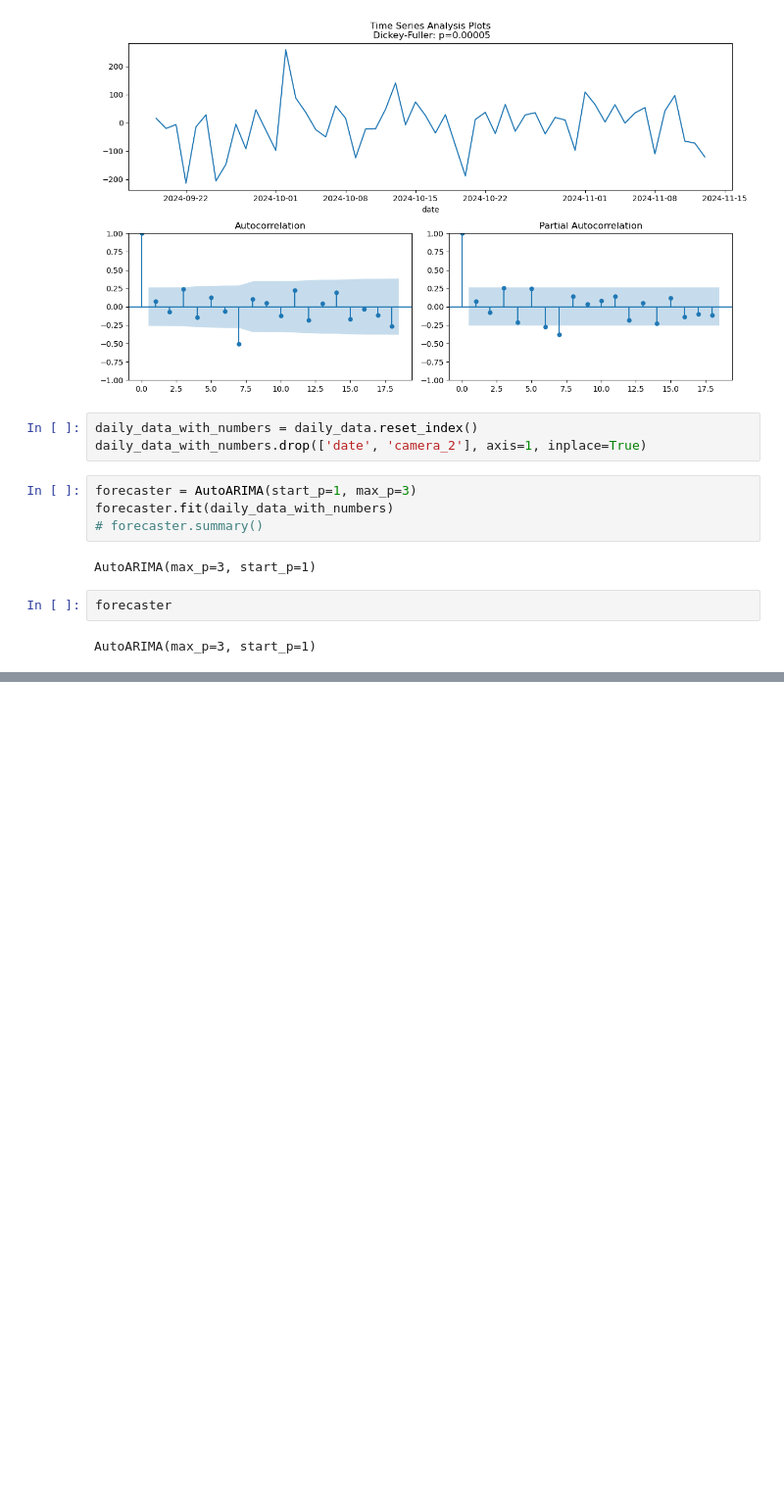
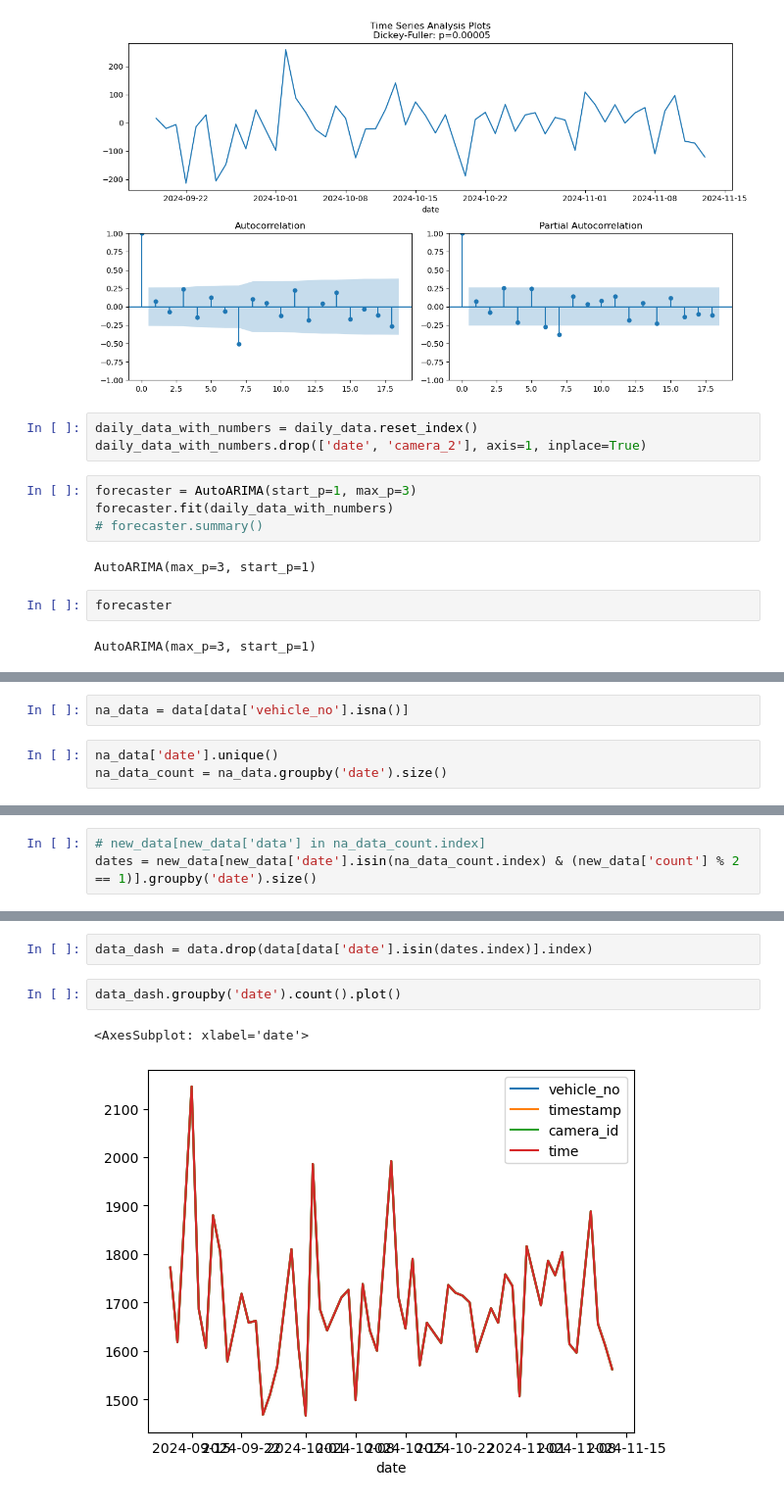
Before and after one commit to balaji1029/dai-homework-4, a Jupyter notebook: q1/1.ipynb, the cells around one changed output, grey strips where cells are left out. Shown at 98% size. Cells and saved outputs as stored; diff of their text form; blank space fills up the shorter version.

```diff
--- a/q1/1.ipynb
+++ b/q1/1.ipynb
@@ -173,0 +442,5 @@ AutoARIMA(max_p=3, start_p=1)
+# %%
+na_data = data[data['vehicle_no'].isna()]
+# %%
+na_data['date'].unique()
+na_data_count = na_data.groupby('date').size()
@@ -173,0 +461,3 @@ AutoARIMA(max_p=3, start_p=1)
+# %%
+# new_data[new_data['data'] in na_data_count.index]
+dates = new_data[new_data['date'].isin(na_data_count.index) & (new_data['count'] % 2 == 1)].groupby('date').size()
@@ -173,0 +504,7 @@ AutoARIMA(max_p=3, start_p=1)
+# %%
+data_dash = data.drop(data[data['date'].isin(dates.index)].index)
+# %%
+data_dash.groupby('date').count().plot()
+# %% [output]
+<AxesSubplot: xlabel='date'>
+[figure, added]
```
Also changed, not shown: parts of 33 cells of this notebook, 1 other file.
